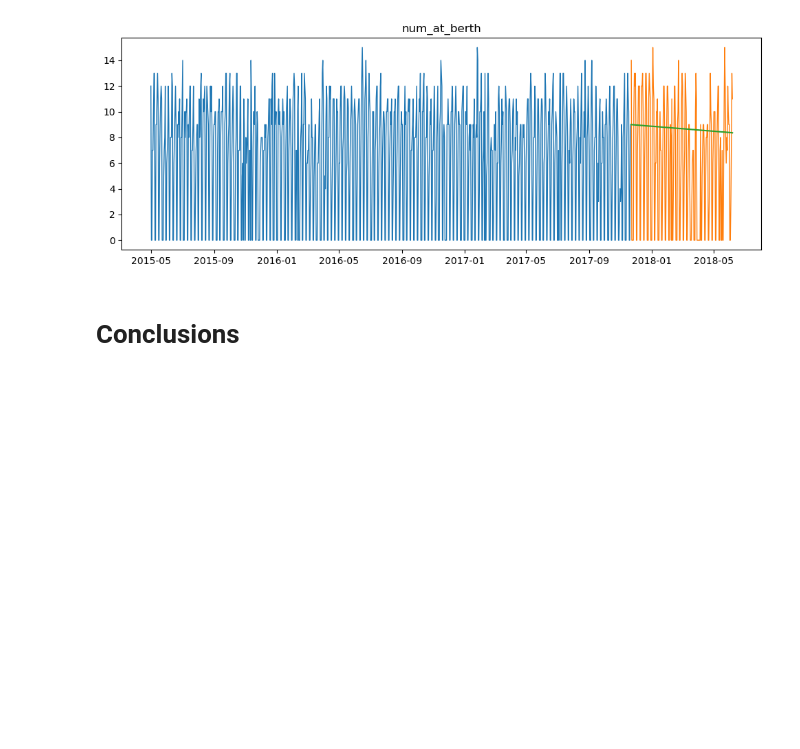
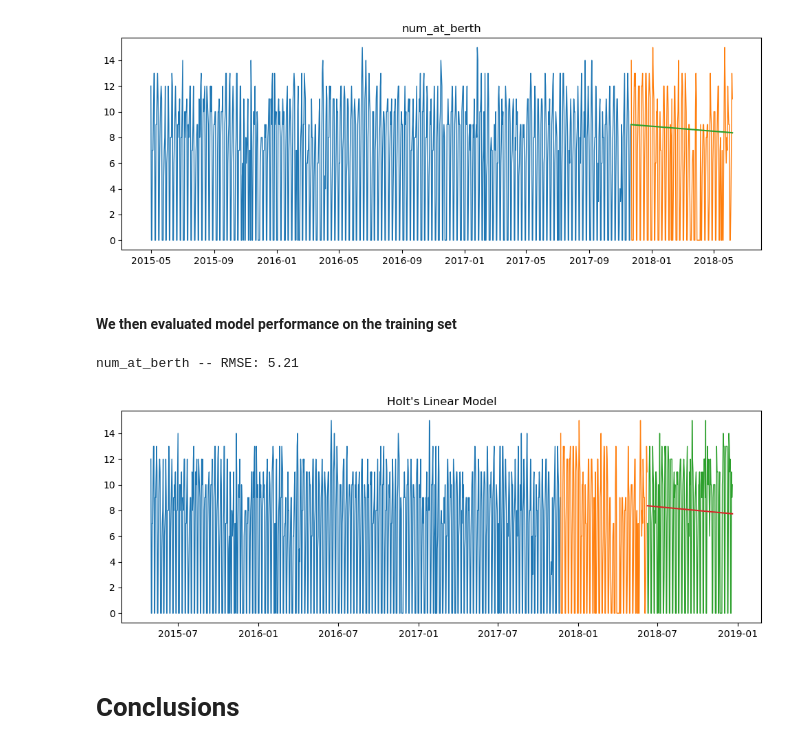
Before and after one commit to la-boat-traffic/la-boat-traffic, a Jupyter notebook: final_report.ipynb, the cells around one changed output. Drawn from its saved outputs; the diff is of its cells as text; code cells hidden in the pictures; blank space fills up the shorter version.

Commit message:
added the test function into final_report and added code comments

```diff
--- a/final_report.ipynb
+++ b/final_report.ipynb
@@ -73,6 +78,14 @@ m.build_holt_linear_model(train, val)
 # %% [output]
 num_at_berth -- RMSE: 5.64
 [figure]
+# %% [markdown]
+#### We then evaluated model performance on the training set
+# %%
+# Evaluate the same Holt's Linear Model on the test dataframe and evaluate the RMSE
+m.test_holt_linear(train, val, test)
+# %% [output]
+num_at_berth -- RMSE: 5.21
+[figure, added]
 # %% [markdown]
 # Conclusions
 # %% [markdown]
```
Also changed, not shown: parts of 13 cells of this notebook.
